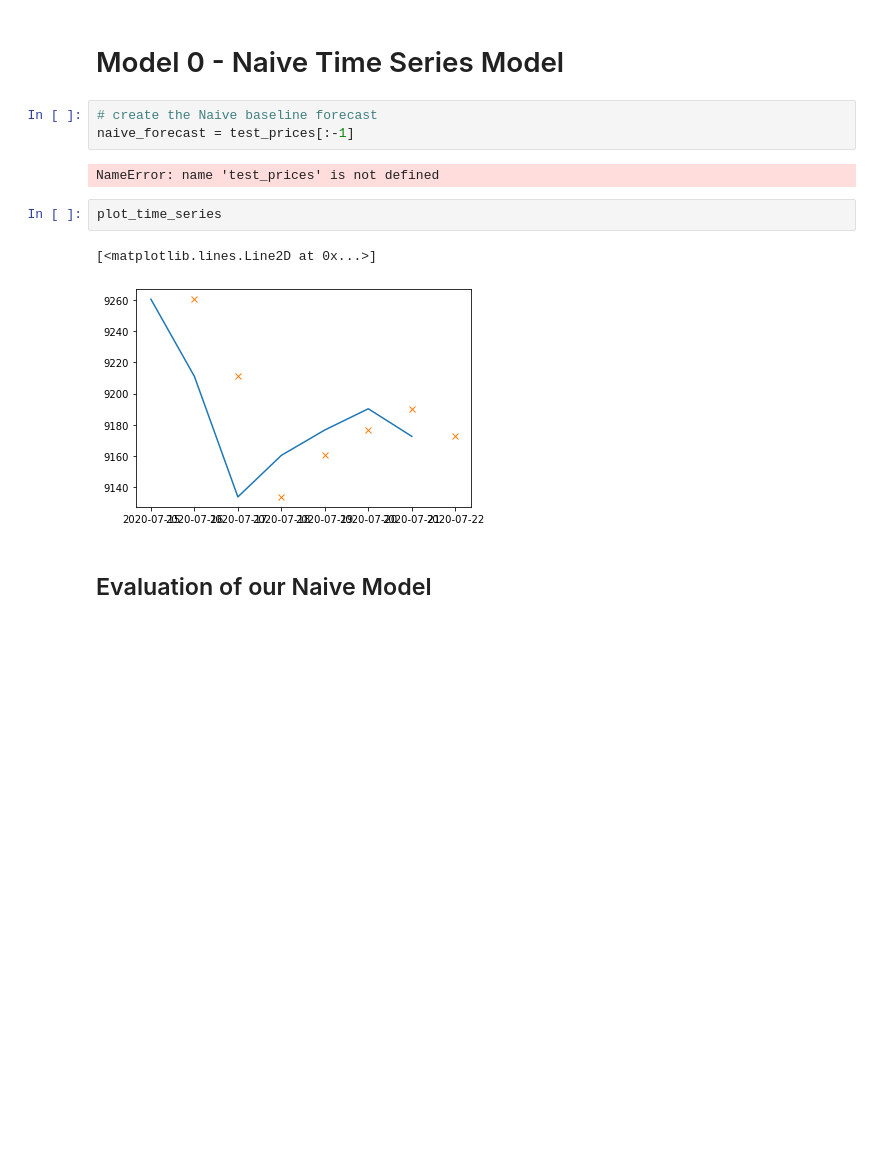
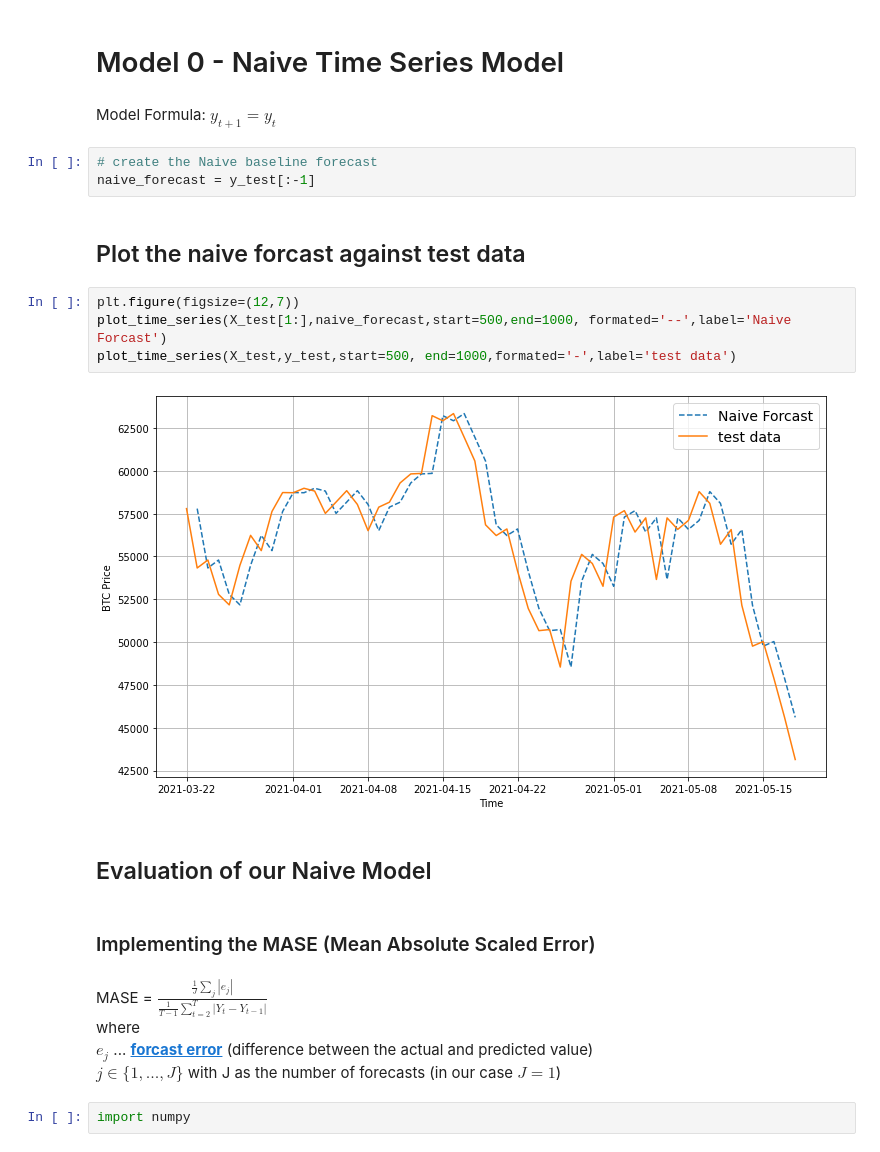
Before and after one commit to johanneseder711/Bitpredict, a Jupyter notebook: MilestoneProject_Bitpredict.ipynb, the cells around one changed output. Saved outputs shown, nothing was run; the diff lists cells and outputs as text; blank space fills up the shorter version.

Commit message:
added mean absolut scaled error for evaluation of the ts naive forcast

```diff
--- a/MilestoneProject_Bitpredict.ipynb
+++ b/MilestoneProject_Bitpredict.ipynb
@@ -164,15 +164,27 @@ plot_time_series(X_train,y_train,label='Train data')
 [figure]
 # %% [markdown]
 # Model 0 - Naive Time Series Model
+# %% [markdown]
+Model Formula: $y_{t + 1} = y_t $
 # %%
 # create the Naive baseline forecast
-naive_forecast = test_prices[:-1]
+naive_forecast = y_test[:-1]
-# %% [output]
-NameError: name 'test_prices' is not defined
-# %%
-plot_time_series
-# %% [output]
-[<matplotlib.lines.Line2D at 0x...>]
-[figure, removed]
+# %% [markdown]
+## Plot the naive forcast against test data
+# %%
+plt.figure(figsize=(12,7))
+plot_time_series(X_test[1:],naive_forecast,start=500,end=1000, formated='--',label='Naive Forcast')
+plot_time_series(X_test,y_test,start=500, end=1000,formated='-',label='test data')
+# %% [output]
+[figure, added]
 # %% [markdown]
 ## Evaluation of our Naive Model
+# %% [markdown]
+### Implementing the MASE (Mean Absolute Scaled Error)
+# %% [markdown]
+MASE = $\frac{\frac{1}{J}\sum_j |e_j|}{\frac{1}{T-1}\sum_{t=2}^{T} |Y_t - Y_{t-1}|} $\
+where \
+$e_j$ ... [__forcast error__](https://en.wikipedia.org/wiki/Forecast_error) (difference between the actual and predicted value) \
+$j \in \{1,...,J\}$ with J as the number of forecasts (in our case $J=1$)
+# %%
+import numpy
```
Also changed, not shown: parts of 2 cells of this notebook.
